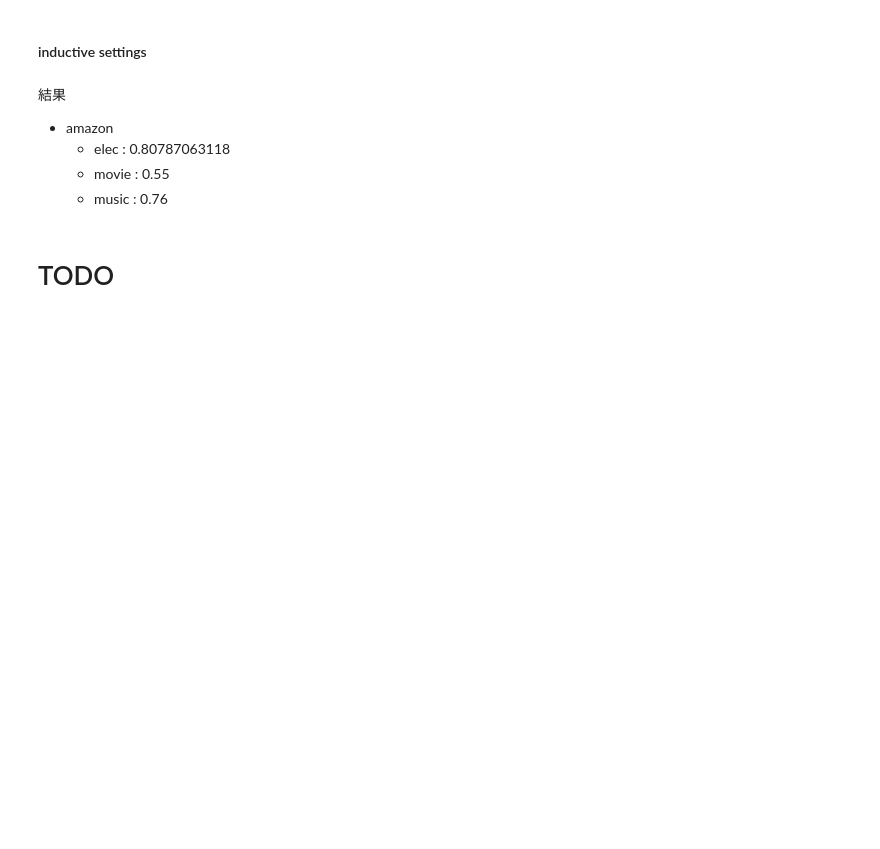
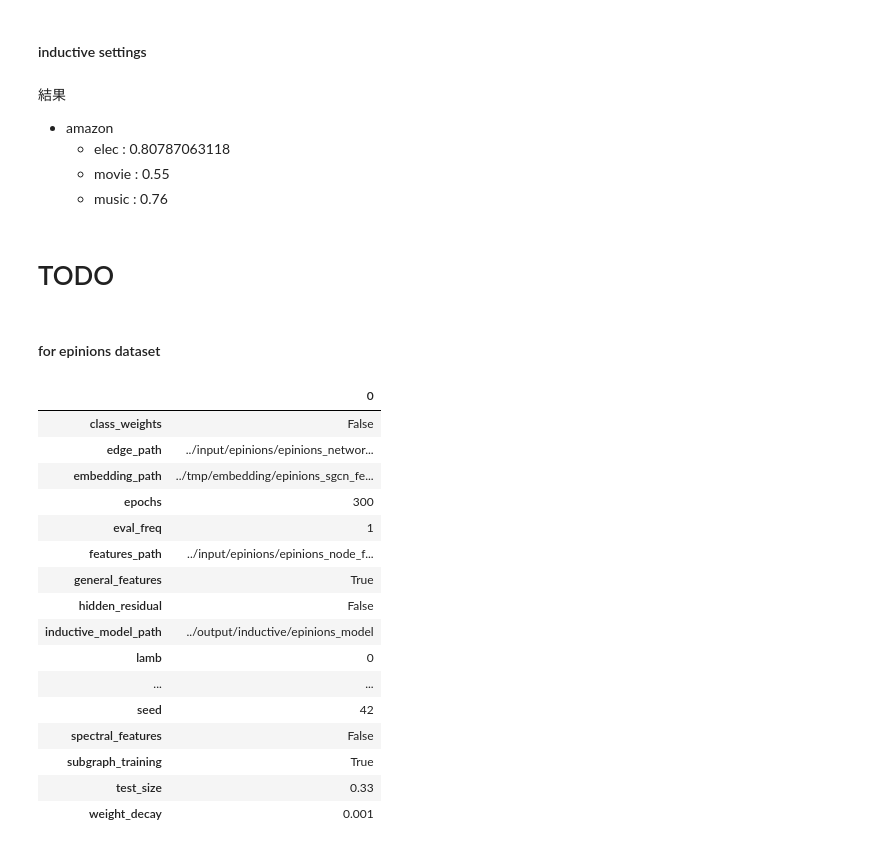
Before and after one commit to WataruKudo0914/SGCN, a Jupyter notebook: src/train_eval.ipynb, the cells around one changed output. Cells and saved outputs as stored; diff of their text form; code cells hidden in the pictures; blank space fills up the shorter version.

```diff
--- a/src/train_eval.ipynb
+++ b/src/train_eval.ipynb
@@ -483,0 +356,2 @@ row.shape, col.shape
+# %% [markdown]
+#### for epinions dataset
@@ -483,0 +360,48 @@ row.shape, col.shape
+# %%
+args = easydict.EasyDict({
+        "edge_path": f'../input/{data_name}/{data_name}_network.csv',#'../input/{data_name}/user_network.csv',
+        "features_path":  f'../input/{data_name}/{data_name}_node_feature.csv',#'../input/{data_name}/user_network.csv',
+        "nodes_path": f'../input/{data_name}/{data_name}_gt.csv',
+        "embedding_path": f'../tmp/embedding/{data_name}_sgcn_feature05.pkl', # tmp folder for cross-validation
+        "regression_weights_path": f'../tmp/weights/{data_name}_sgcn_feature05.pkl',
+        "inductive_model_path": f'../output/inductive/{data_name}_model', # or None
+        "log_path": f'../logs/{data_name}_logs_feature05.json',
+        "epochs":300,
+        "test_size":0.33,
+        "reduction_iterations": 128,
+        "reduction_dimensions": 30,
+        "seed": 42,
+        "lamb": 0.0,
+        "learning_rate": 0.001,
+        "weight_decay": 10e-4,
+        # "layers": [64, 32,16,8],
+        "layers": [32, 16],
+        "spectral_features":False,
+        "general_features": True,
+        "sample_num":None,
+        "class_weights":False,
+        "node_under_sampling":False,
+        "hidden_residual":False,
+        "eval_freq":1,
+        "subgraph_training":True,
+})
+# %%
+display(pd.io.json.json_normalize(args).T)
+# %% [output]
+|  | 0 |
+| class_weights | False |
+| edge_path | ../input/epinions/epinions_networ... |
+| embedding_path | ../tmp/embedding/epinions_sgcn_fe... |
+| epochs | 300 |
+| eval_freq | 1 |
+| features_path | ../input/epinions/epinions_node_f... |
+| general_features | True |
+| hidden_residual | False |
+| inductive_model_path | ../output/inductive/epinions_model |
+| lamb | 0 |
+| ... | ... |
+| seed | 42 |
+| spectral_features | False |
+| subgraph_training | True |
+| test_size | 0.33 |
+| weight_decay | 0.001 |
```
Also changed, not shown: parts of 31 cells of this notebook, 7 other files.
